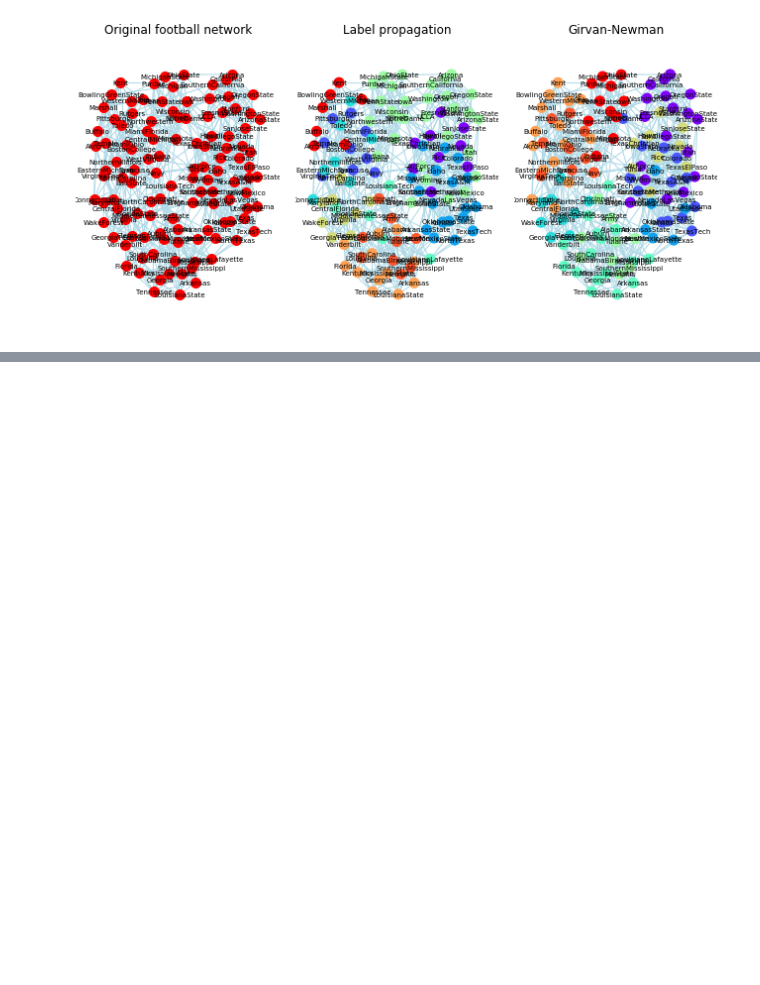
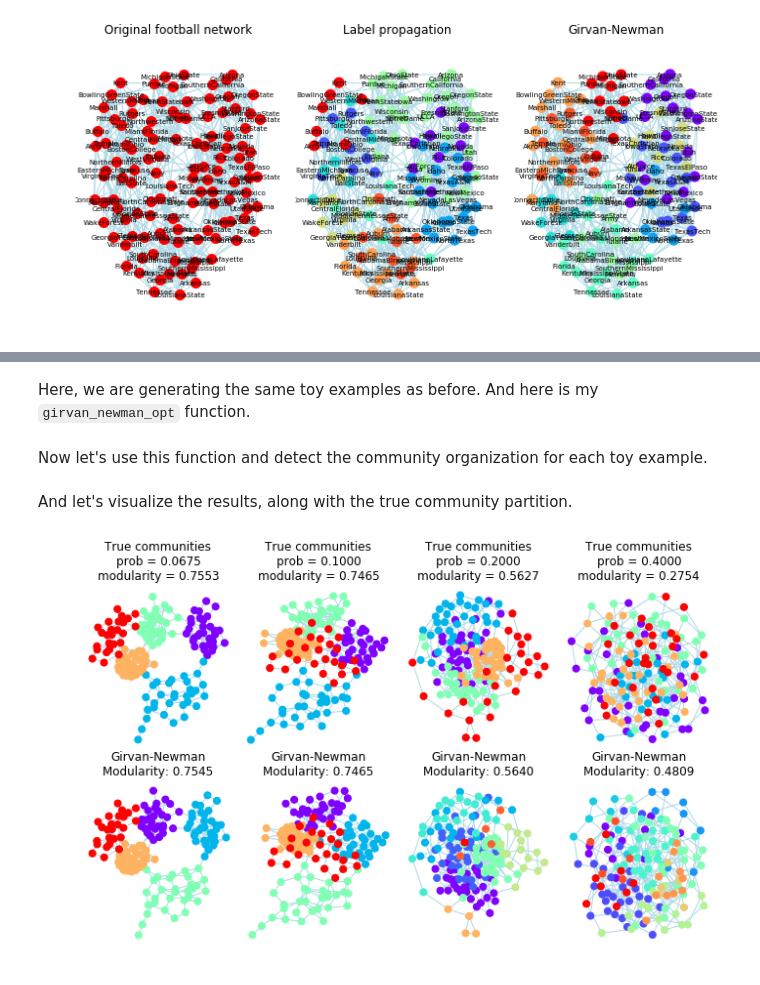
Before and after one commit to sathayas/JupyterAnalyticsSpring2018, a Jupyter notebook: NetworkCommunity.ipynb, the cells around one changed output, grey strips where cells are left out. Saved outputs shown, nothing was run; the diff lists cells and outputs as text; code cells hidden in the pictures; blank space fills up the shorter version.

```diff
--- a/NetworkCommunity.ipynb
+++ b/NetworkCommunity.ipynb
@@ -271,0 +311,2 @@ plt.show()
+# %% [markdown]
+Here, we are generating the same toy examples as before. And here is my `girvan_newman_opt` function.
@@ -271,0 +327,51 @@ plt.show()
+# %% [markdown]
+Now let's use this function and detect the community organization for each toy example.
+# %%
+# communitiy detection by Girvan-Newman method
+commInd_list = []
+mod_list = []
+for i,imu in enumerate(mu):
+    commInd = girvan_newman_opt(G_list[i])
+    commInd_list.append(commInd)
+    Q = modularity(G_list[i], commInd)
+    mod_list.append(Q)
+# %% [markdown]
+And let's visualize the results, along with the true community partition.
+# %%
+# drawing the graph --- Kamada-Kawai layout
+plt.figure(figsize=[10,6])
+for i,imu in enumerate(mu):
+    # true module assignment
+    plt.subplot(2,4,i+1)
+    G = G_list[i]
+    commIndSet = {frozenset(G.nodes[v]['community']) for v in G}
+    commInd = [list(x) for x in iter(commIndSet)]
+
+    pos = nx.kamada_kawai_layout(G, weight=None) # positions for all nodes
+    for iComm in range(len(commInd)):
+        nx.draw_networkx_nodes(G, pos, nodelist=commInd[iComm],
+                               cmap=plt.cm.rainbow, vmin=0, vmax=len(commInd)-1,
+                               node_color = [iComm]*len(commInd[iComm]),
+                               node_size=50)
+    nx.draw_networkx_edges(G, pos, edge_color='lightblue')
+    plt.title('True communities\nprob = %6.4f\nmodularity = %6.4f' % (imu,trueMod_list[i]))
+    plt.axis('off')
+
+    # girvan-newman
+    plt.subplot(2,4,i+1+4)
+    for iComm, iCommInd in enumerate(commInd_list[i]):
+        nx.draw_networkx_nodes(G, pos, nodelist=list(iCommInd),
+                               cmap=plt.cm.rainbow, vmin=0,
+                               vmax=len(commInd_list[i])-1,
+                               node_color = [iComm]*len(iCommInd),
+                               node_size=50)
+    nx.draw_networkx_edges(G, pos, edge_color='lightblue')
+    plt.title('Girvan-Newman\nModularity: %6.4f' % mod_list[i])
+    plt.axis('off')
+
+
+plt.subplots_adjust(hspace=0.2, wspace=0.05, bottom=0.025, top=0.875,
+                    left=0.05, right=0.95)
+plt.show()
+# %% [output]
+[figure, added]
```
Also changed, not shown: parts of 17 cells of this notebook.
